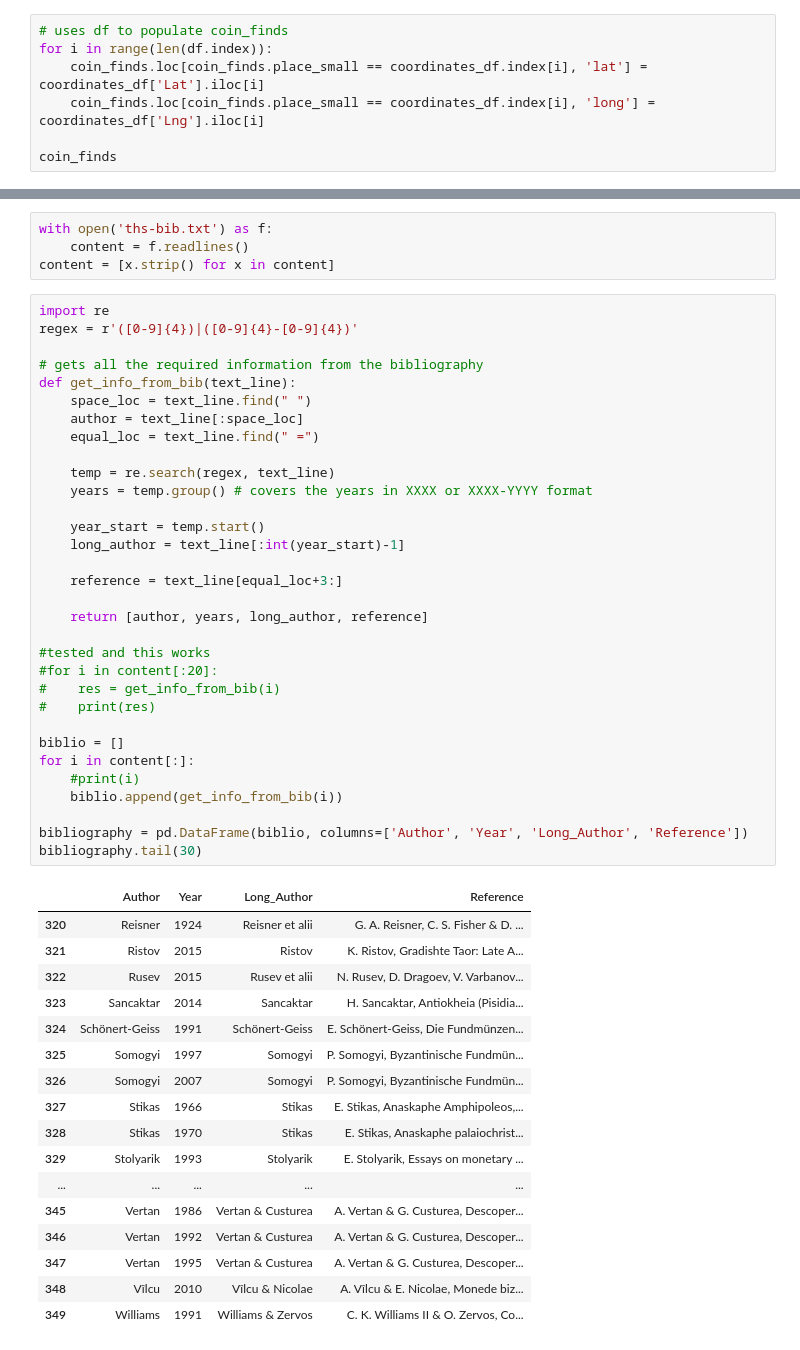
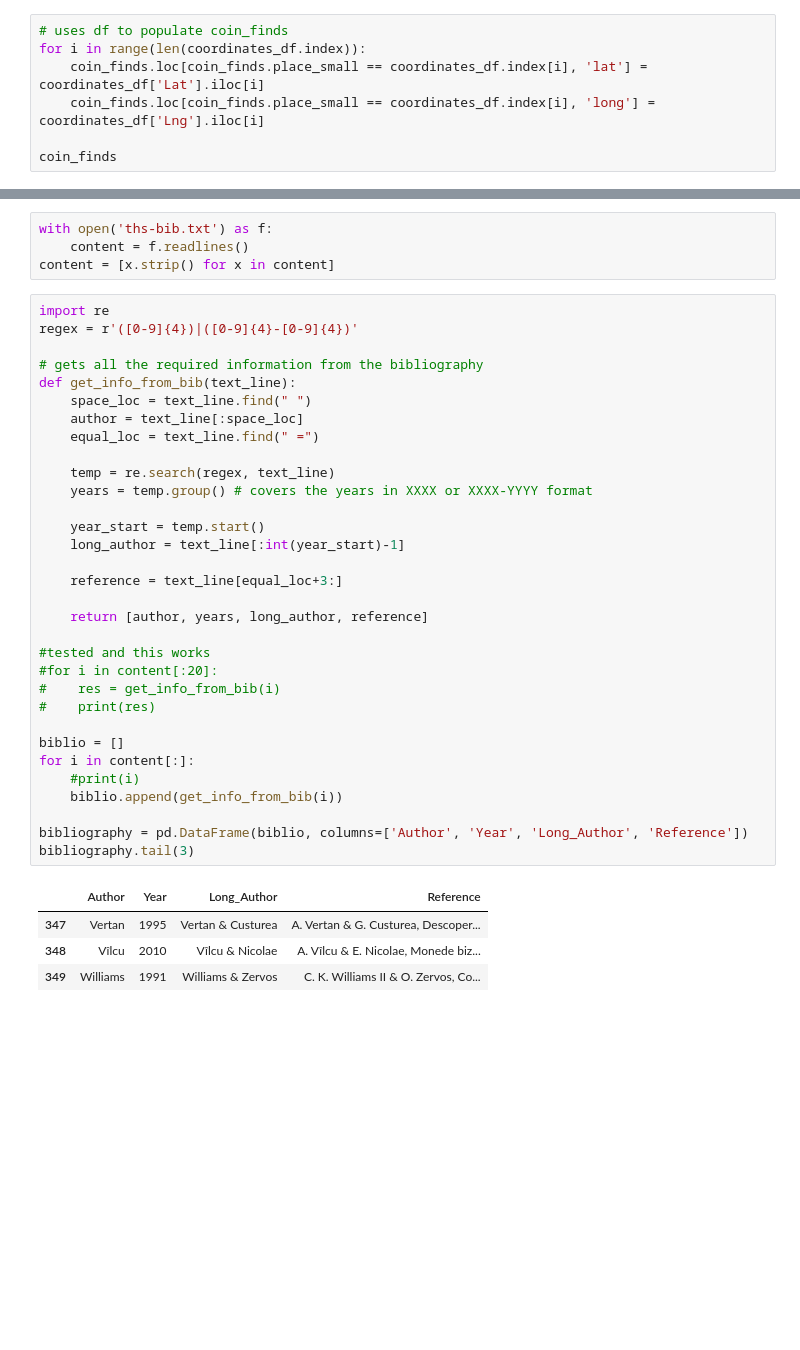
Before and after one commit to leemordechai/FLAME, a Jupyter notebook: THS.ipynb, the cells around one changed output, grey strips where cells are left out. Saved outputs shown, nothing was run; the diff lists cells and outputs as text; blank space fills up the shorter version.

Commit message:
updated THS
working on bibliography, correcting errors one by one

```diff
--- a/THS.ipynb
+++ b/THS.ipynb
@@ -116,7 +116,7 @@ except:
     coordinates_df.to_csv('coordinates.csv')
 # %%
 # uses df to populate coin_finds
-for i in range(len(df.index)):
+for i in range(len(coordinates_df.index)):
     coin_finds.loc[coin_finds.place_small == coordinates_df.index[i], 'lat'] = coordinates_df['Lat'].iloc[i]
     coin_finds.loc[coin_finds.place_small == coordinates_df.index[i], 'long'] = coordinates_df['Lng'].iloc[i]
 
@@ -133,47 +158,34 @@ regex = r'([0-9]{4})|([0-9]{4}-[0-9]{4})'
 
 # gets all the required information from the bibliography
 def get_info_from_bib(text_line):
     space_loc = text_line.find(" ")
     author = text_line[:space_loc]
     equal_loc = text_line.find(" =")
 
     temp = re.search(regex, text_line)
     years = temp.group() # covers the years in XXXX or XXXX-YYYY format
 
     year_start = temp.start()
     long_author = text_line[:int(year_start)-1]
 
     reference = text_line[equal_loc+3:]
 
     return [author, years, long_author, reference]
 
 #tested and this works
 #for i in content[:20]:
 #    res = get_info_from_bib(i)
 #    print(res)
 
 biblio = []
 for i in content[:]:
     #print(i)
     biblio.append(get_info_from_bib(i))
 
 bibliography = pd.DataFrame(biblio, columns=['Author', 'Year', 'Long_Author', 'Reference'])
-bibliography.tail(30)
+bibliography.tail(3)
 # %% [output]
 |  | Author | Year | Long_Author | Reference |
-| 320 | Reisner | 1924 | Reisner et alii | G. A. Reisner, C. S. Fisher & D. ... |
-| 321 | Ristov | 2015 | Ristov | K. Ristov, Gradishte Taor: Late A... |
-| 322 | Rusev | 2015 | Rusev et alii | N. Rusev, D. Dragoev, V. Varbanov... |
-| 323 | Sancaktar | 2014 | Sancaktar | H. Sancaktar, Antiokheia (Pisidia... |
-| 324 | Schönert-Geiss | 1991 | Schönert-Geiss | E. Schönert-Geiss, Die Fundmünzen... |
-| 325 | Somogyi | 1997 | Somogyi | P. Somogyi, Byzantinische Fundmün... |
-| 326 | Somogyi | 2007 | Somogyi | P. Somogyi, Byzantinische Fundmün... |
-| 327 | Stikas | 1966 | Stikas | E. Stikas, Anaskaphe Amphipoleos,... |
-| 328 | Stikas | 1970 | Stikas | E. Stikas, Anaskaphe palaiochrist... |
-| 329 | Stolyarik | 1993 | Stolyarik | E. Stolyarik, Essays on monetary ... |
-| ... | ... | ... | ... | ... |
-| 345 | Vertan | 1986 | Vertan & Custurea | A. Vertan & G. Custurea, Descoper... |
-| 346 | Vertan | 1992 | Vertan & Custurea | A. Vertan & G. Custurea, Descoper... |
 | 347 | Vertan | 1995 | Vertan & Custurea | A. Vertan & G. Custurea, Descoper... |
 | 348 | Vîlcu | 2010 | Vîlcu & Nicolae | A. Vîlcu & E. Nicolae, Monede biz... |
 | 349 | Williams | 1991 | Williams & Zervos | C. K. Williams II & O. Zervos, Co... |
```
Also changed, not shown: parts of 6 cells of this notebook, 1 other file.
